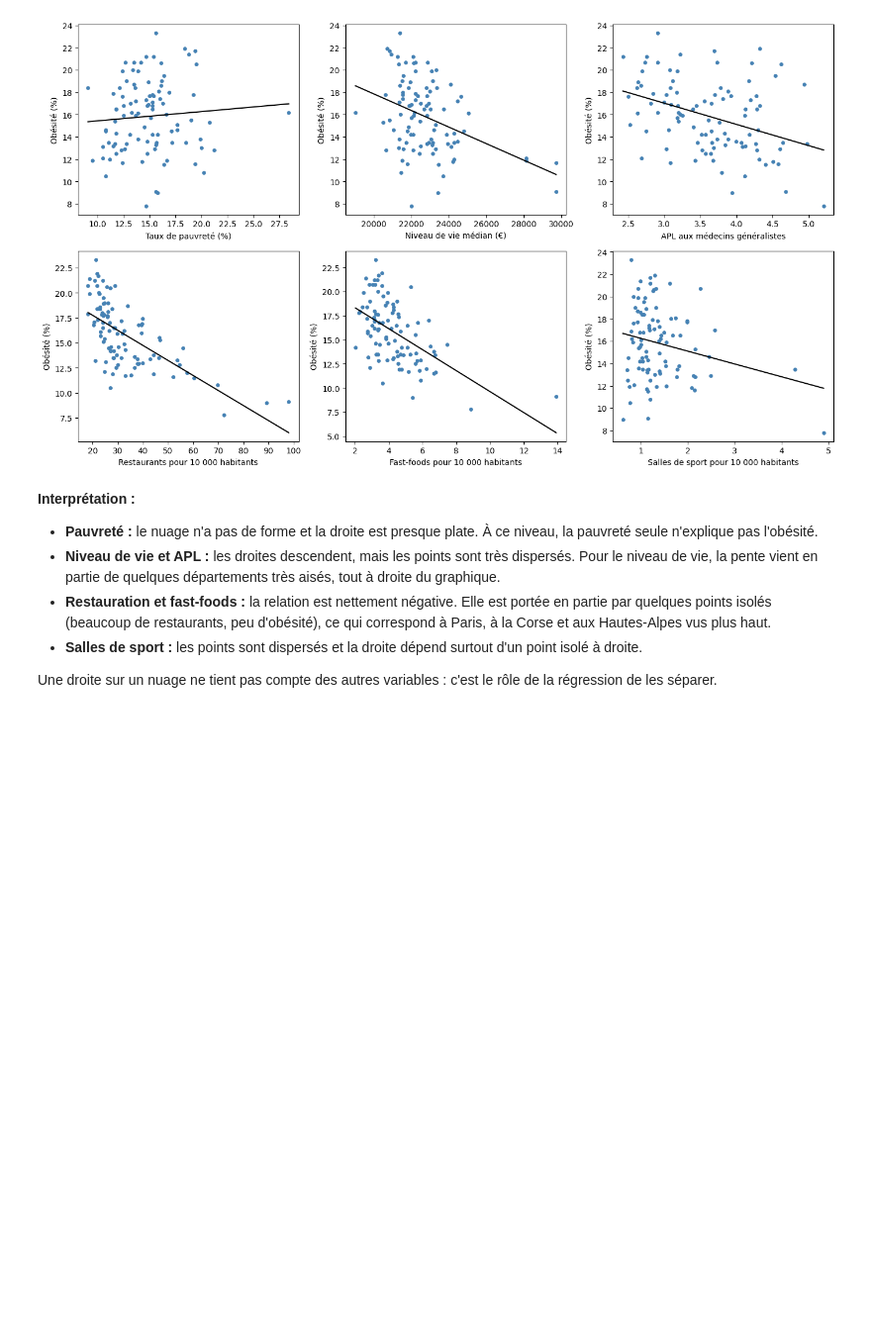
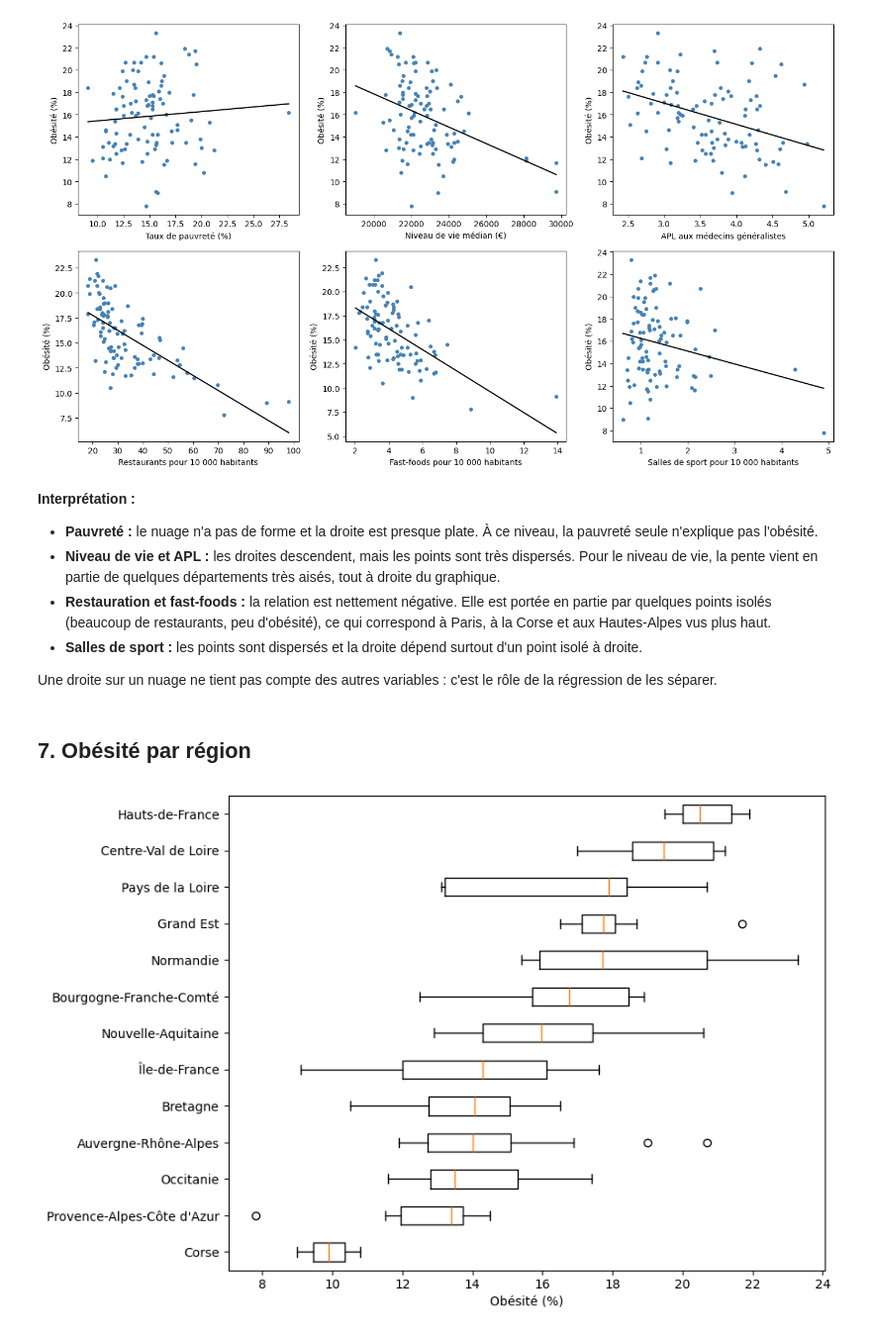
Before and after one commit to leonardlevi/projet-2A, a Jupyter notebook: notebooks/01_descriptif.ipynb, the cells around one changed output. Shown at 99% size. Saved outputs shown, nothing was run; the diff lists cells and outputs as text; code cells hidden in the pictures; blank space fills up the shorter version.

Commit message:
Ajout de l'obésité par région et de la synthèse

```diff
--- a/notebooks/01_descriptif.ipynb
+++ b/notebooks/01_descriptif.ipynb
@@ -183,3 +183,35 @@ plt.show()
 - **Salles de sport :** les points sont dispersés et la droite dépend surtout d'un point isolé à droite.
 
 Une droite sur un nuage ne tient pas compte des autres variables : c'est le rôle de la régression de les séparer.
+# %% [markdown]
+## 7. Obésité par région
+# %%
+noms_regions = {
+    "11": "Île-de-France",
+    "24": "Centre-Val de Loire",
+    "27": "Bourgogne-Franche-Comté",
+    "28": "Normandie",
+    "32": "Hauts-de-France",
+    "44": "Grand Est",
+    "52": "Pays de la Loire",
+    "53": "Bretagne",
+    "75": "Nouvelle-Aquitaine",
+    "76": "Occitanie",
+    "84": "Auvergne-Rhône-Alpes",
+    "93": "Provence-Alpes-Côte d'Azur",
+    "94": "Corse",
+}
+df["nom_region"] = df["region"].map(noms_regions)
+
+ordre = df.groupby("nom_region")["obesite"].median().sort_values().index
+donnees = [df.loc[df["nom_region"] == r, "obesite"] for r in ordre]
+
+fig, ax = plt.subplots(figsize=(9, 6))
+ax.boxplot(donnees, vert=False)
+ax.set_yticklabels(ordre)
+ax.set_xlabel("Obésité (%)")
+plt.tight_layout()
+plt.savefig("../figures/desc_regions.png", dpi=150)
+plt.show()
+# %% [output]
+[figure, added]
```
Also changed, not shown: parts of 3 cells of this notebook, 1 other file.
